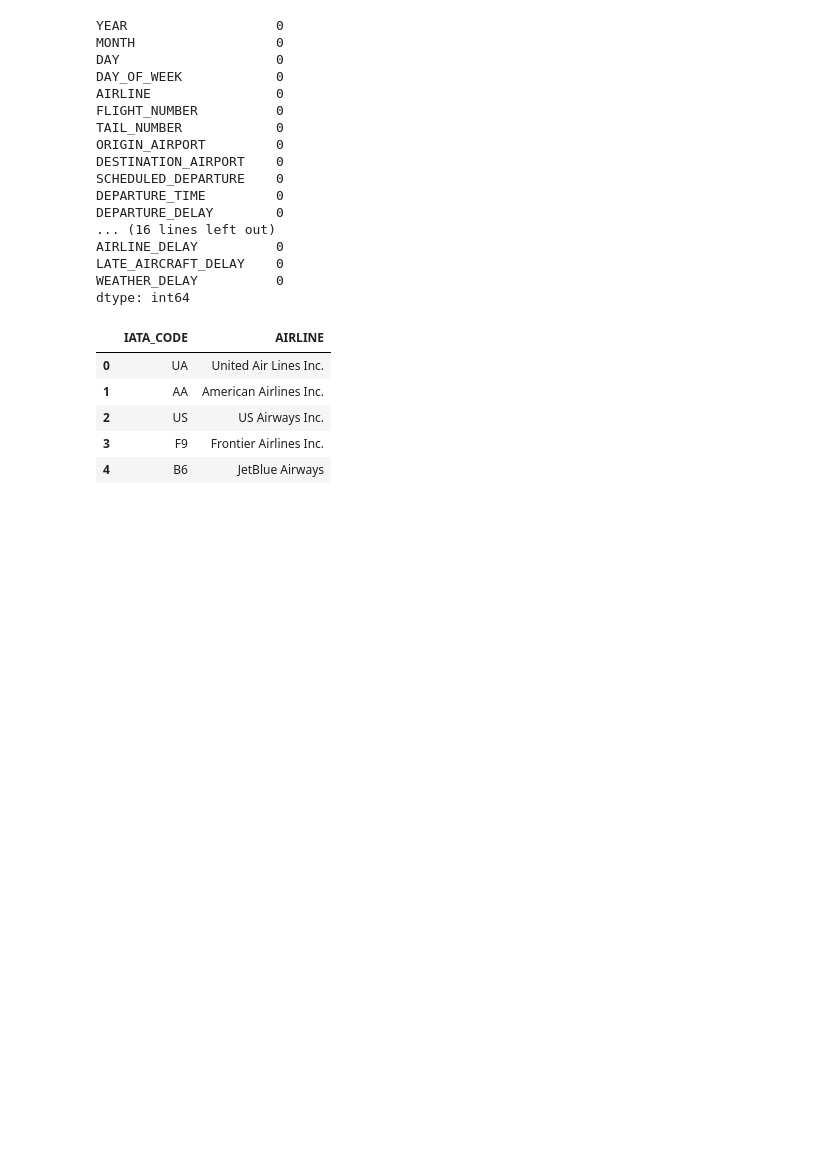
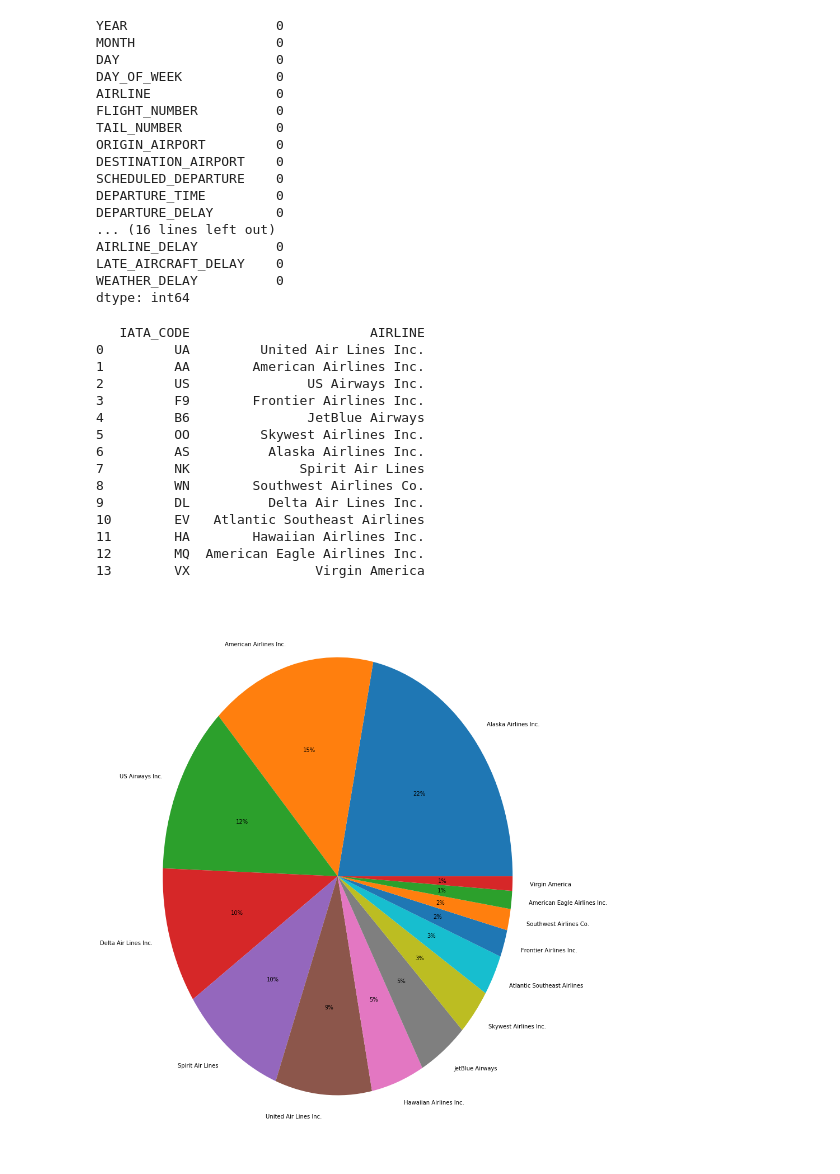
Before and after one commit to knigawkl/flight-delay-prediction, a Jupyter notebook: fligh-delay-prediction.ipynb, the cells around one changed output. Saved outputs shown, nothing was run; the diff lists cells and outputs as text; code cells hidden in the pictures; blank space fills up the shorter version.

```diff
--- a/fligh-delay-prediction.ipynb
+++ b/fligh-delay-prediction.ipynb
@@ -9,4 +9,5 @@ import matplotlib as mpl
 import matplotlib.pyplot as plt
 import matplotlib.patches as patches
 # %%
-flights=pd.read_csv("flights.csv")
+flights=pd.read_csv("new_test.csv")
+flights.head()
@@ -12,0 +38,2 @@ flights=pd.read_csv("flights.csv")
+# %%
+flights=flights.groupby('MONTH').head(200000).reset_index(drop=True)
@@ -223,16 +268,36 @@ WEATHER_DELAY          0
 dtype: int64
 # %%
 airlines = pd.read_csv('airlines.csv')
-airlines.head()
+#airlines.head()
+print(airlines)
 # %% [output]
-|  | IATA_CODE | AIRLINE |
-| 0 | UA | United Air Lines Inc. |
-| 1 | AA | American Airlines Inc. |
-| 2 | US | US Airways Inc. |
-| 3 | F9 | Frontier Airlines Inc. |
-| 4 | B6 | JetBlue Airways |
+   IATA_CODE                       AIRLINE
+0         UA         United Air Lines Inc.
+1         AA        American Airlines Inc.
+2         US               US Airways Inc.
+3         F9        Frontier Airlines Inc.
+4         B6               JetBlue Airways
+5         OO         Skywest Airlines Inc.
+6         AS          Alaska Airlines Inc.
+7         NK              Spirit Air Lines
+8         WN        Southwest Airlines Co.
+9         DL          Delta Air Lines Inc.
+10        EV   Atlantic Southeast Airlines
+11        HA        Hawaiian Airlines Inc.
+12        MQ  American Eagle Airlines Inc.
+13        VX                Virgin America
 # %%
 flights = flights.merge(airlines, left_on='AIRLINE', right_on='IATA_CODE', how='inner')
 # %%
 flights = flights.drop(['AIRLINE_x','IATA_CODE'], axis=1)
 flights = flights.rename(columns={"AIRLINE_y":"AIRLINE"})
+# %%
+fig_dim = (14,18)
+f, ax = plt.subplots(figsize=fig_dim)
+quality=flights["AIRLINE"].unique()
+size=flights["AIRLINE"].value_counts()
+
+plt.pie(size,labels=quality,autopct='%1.0f%%')
+plt.show()
+# %% [output]
+[figure, added]
```
Also changed, not shown: parts of 9 cells of this notebook.
